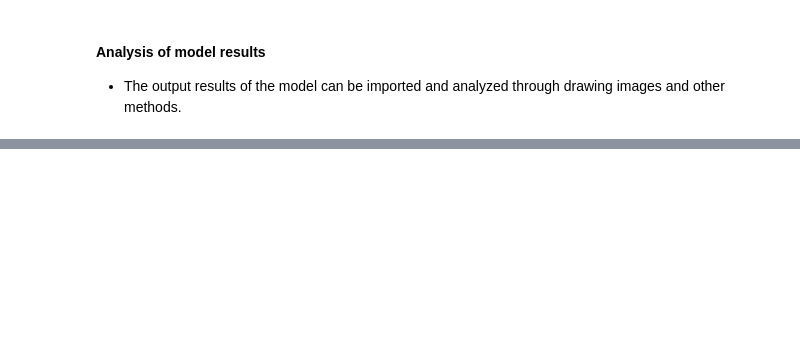
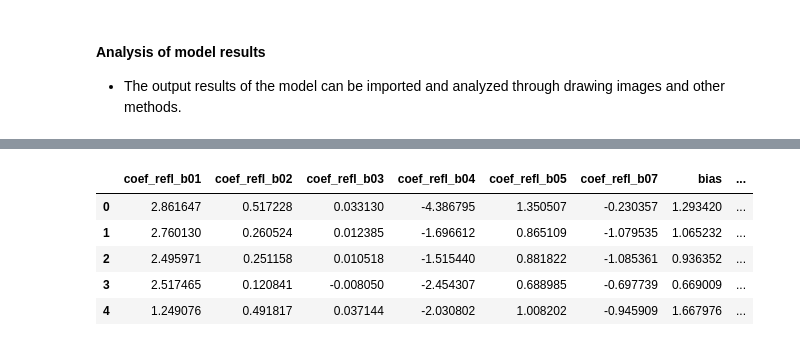
Before and after one commit to zjuwss/gnnwr, a Jupyter notebook: demo/demo_gtnnwr.ipynb, the cells around one changed output, grey strips where cells are left out. Drawn from its saved outputs; the diff is of its cells as text; code cells hidden in the pictures; blank space fills up the shorter version.

Commit message:
[Modify] Update default setting for models

```diff
--- a/demo/demo_gtnnwr.ipynb
+++ b/demo/demo_gtnnwr.ipynb
@@ -103,0 +71,13 @@ Add Graph Successfully
+# %%
+optimizer_params = {
+    "maxlr": 0.045,
+    "minlr": 0.005,
+    "upepoch": 1500,
+    "decayepoch": 1750,
+    "decayrate": 0.96,
+    "stop_change_epoch": 3000,
+    "stop_lr": 0.001,
+}
+gtnnwr = GTNNWR(train_dataset, val_dataset, test_dataset, [[3], [1024,256,32]],drop_out=0.4,optimizer='SGD',optimizer_params=optimizer_params,
+                model_name="GTNNWR_DSi")
+gtnnwr.add_graph()
@@ -293,2 +205,11 @@ ana_data
+# %%
+result_data.head()
+# %% [output]
+|  | coef_refl_b01 | coef_refl_b02 | coef_refl_b03 | coef_refl_b04 | coef_refl_b05 | coef_refl_b07 | bias | ... |
+| 0 | 2.861647 | 0.517228 | 0.033130 | -4.386795 | 1.350507 | -0.230357 | 1.293420 | ... |
+| 1 | 2.760130 | 0.260524 | 0.012385 | -1.696612 | 0.865109 | -1.079535 | 1.065232 | ... |
+| 2 | 2.495971 | 0.251158 | 0.010518 | -1.515440 | 0.881822 | -1.085361 | 0.936352 | ... |
+| 3 | 2.517465 | 0.120841 | -0.008050 | -2.454307 | 0.688985 | -0.697739 | 0.669009 | ... |
+| 4 | 1.249076 | 0.491817 | 0.037144 | -2.030802 | 1.008202 | -0.945909 | 1.667976 | ... |
 # %%
 from sklearn.metrics import r2_score as r2
```
Also changed, not shown: parts of 17 cells of this notebook, 4 other files.
